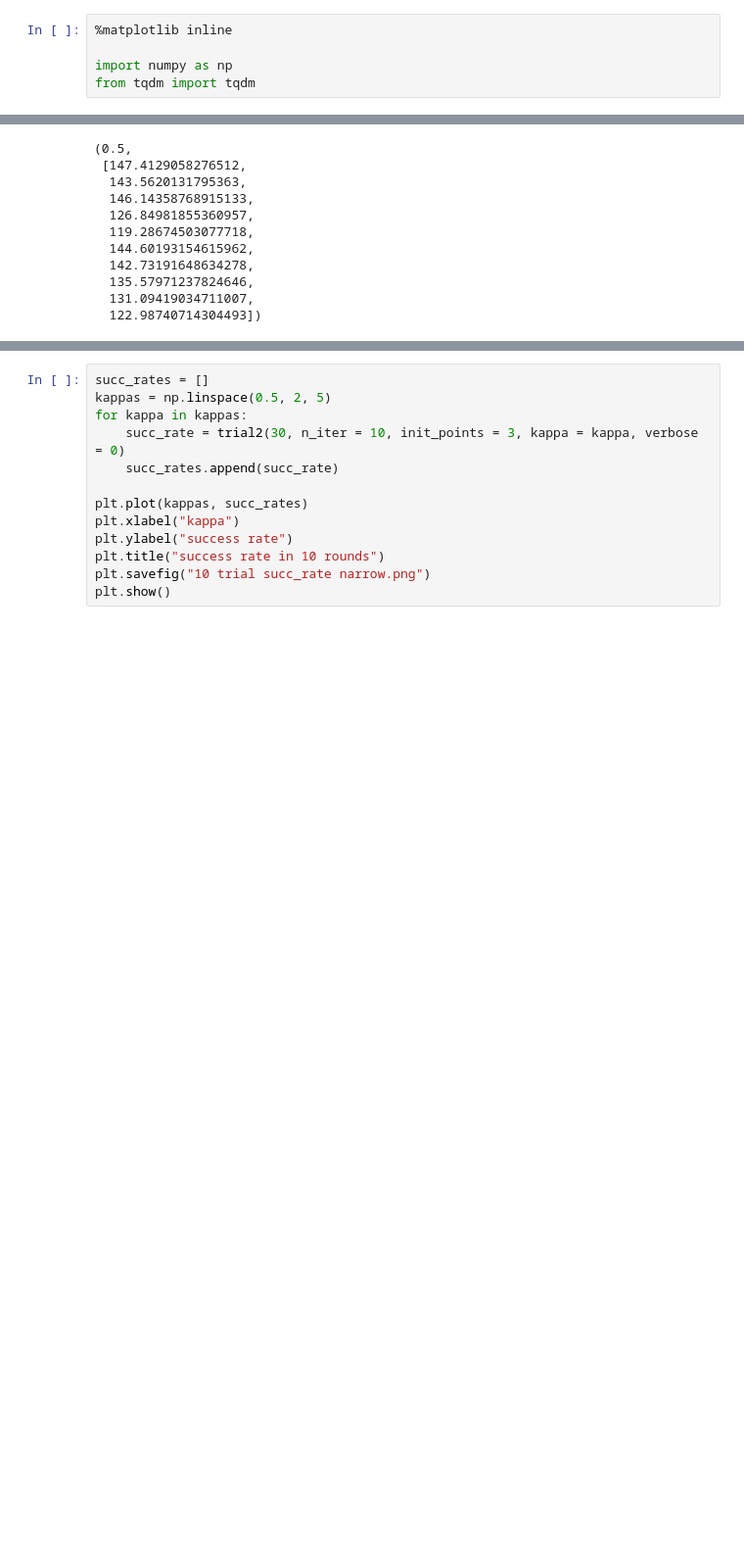
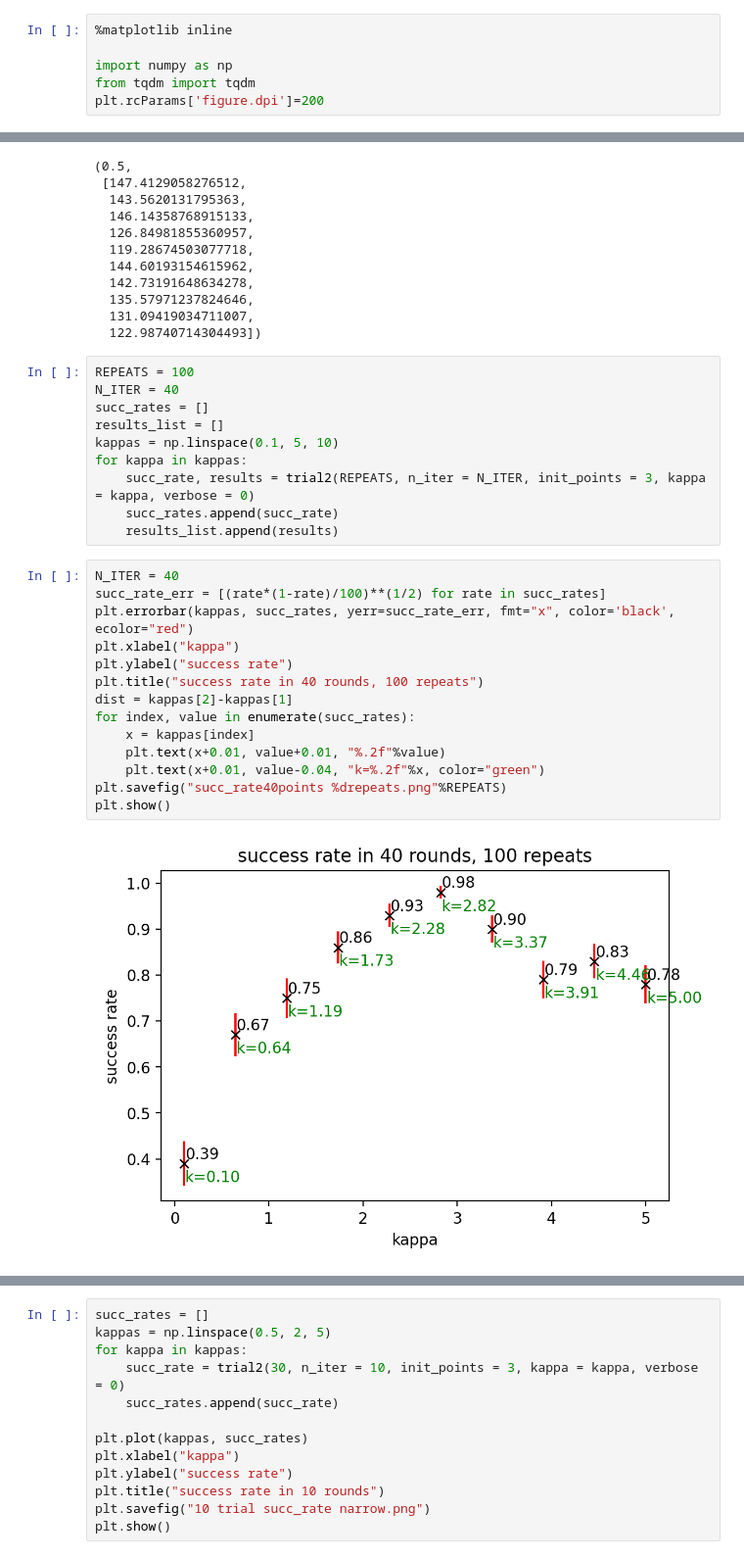
Before and after one commit to yubinhu/ParameterOptimization, a Jupyter notebook: venus-simulation v2.0.ipynb, the cells around one changed output, grey strips where cells are left out. Shown at 98% size. Cells and saved outputs as stored; diff of their text form; blank space fills up the shorter version.

Commit message:
100 repeats with 40 n_iter

```diff
--- a/venus-simulation v2.0.ipynb
+++ b/venus-simulation v2.0.ipynb
@@ -3,4 +3,5 @@
 
 import numpy as np
 from tqdm import tqdm
+plt.rcParams['figure.dpi']=200
 # %%
@@ -209,3 +210,29 @@ trial2(10, n_iter = 10, init_points = 5, kappa = 2.3, verbose = 0)
   135.57971237824646,
   131.09419034711007,
   122.98740714304493])
+# %%
+REPEATS = 100
+N_ITER = 40
+succ_rates = []
+results_list = []
+kappas = np.linspace(0.1, 5, 10)
+for kappa in kappas:
+    succ_rate, results = trial2(REPEATS, n_iter = N_ITER, init_points = 3, kappa = kappa, verbose = 0)
+    succ_rates.append(succ_rate)
+    results_list.append(results)
+# %%
+N_ITER = 40
+succ_rate_err = [(rate*(1-rate)/100)**(1/2) for rate in succ_rates]
+plt.errorbar(kappas, succ_rates, yerr=succ_rate_err, fmt="x", color='black', ecolor="red")
+plt.xlabel("kappa")
+plt.ylabel("success rate")
+plt.title("success rate in 40 rounds, 100 repeats")
+dist = kappas[2]-kappas[1]
+for index, value in enumerate(succ_rates):
+    x = kappas[index]
+    plt.text(x+0.01, value+0.01, "%.2f"%value)
+    plt.text(x+0.01, value-0.04, "k=%.2f"%x, color="green")
+plt.savefig("succ_rate40points %drepeats.png"%REPEATS)
+plt.show()
+# %% [output]
+[figure, added]
```
Also changed, not shown: parts of 33 cells of this notebook, 5 other files.
